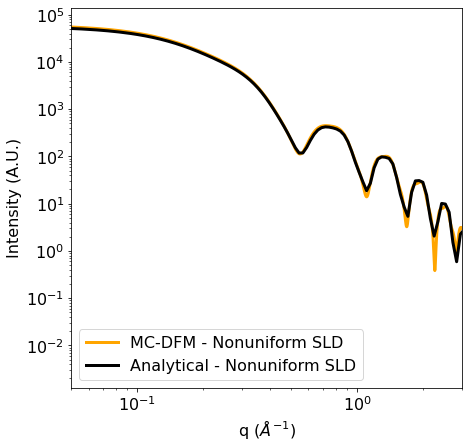
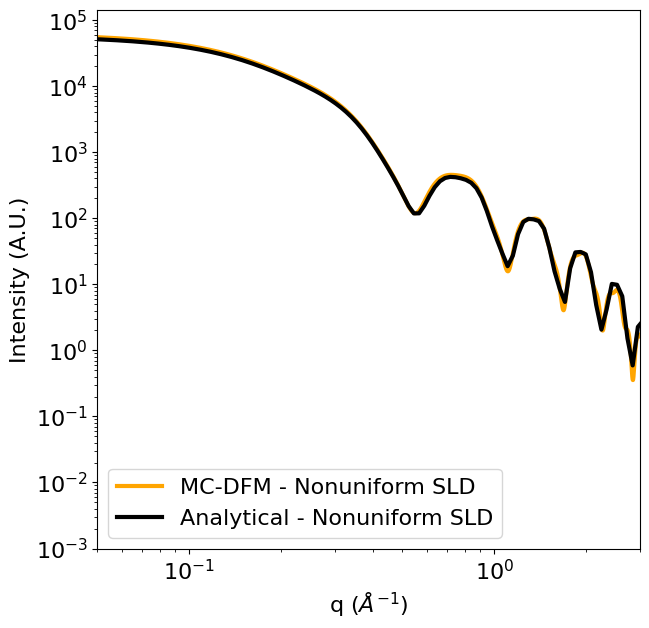
The notebook cell's code change between the first figure and the second:
--- before
+++ after
@@ -5,5 +5,5 @@
 
 background = 0e2
-plt.plot(q, I_q_nonuniform*0.75e-2 + 1e0, linewidth = 3, label = 'MC-DFM - Nonuniform SLD', color = 'orange')
+plt.plot(q, I_q_nonuniform*1.6e10+0, linewidth = 3, label = 'MC-DFM - Nonuniform SLD', color = 'orange')
 plt.plot(analytical[:,0], analytical[:,2]*2.5e4, linewidth = 3, label = 'Analytical - Nonuniform SLD', color ='k')
 
@@ -11,5 +11,5 @@
 plt.xscale('log')
 plt.ylabel('Intensity (A.U.)')
-plt.xlabel('q ($\AA^{-1}$)')
+plt.xlabel('q ($\\AA^{-1}$)')
 ax.minorticks_on()
 plt.xlim([0.05, 3])

Commit: update README, dependencies, and gitignore